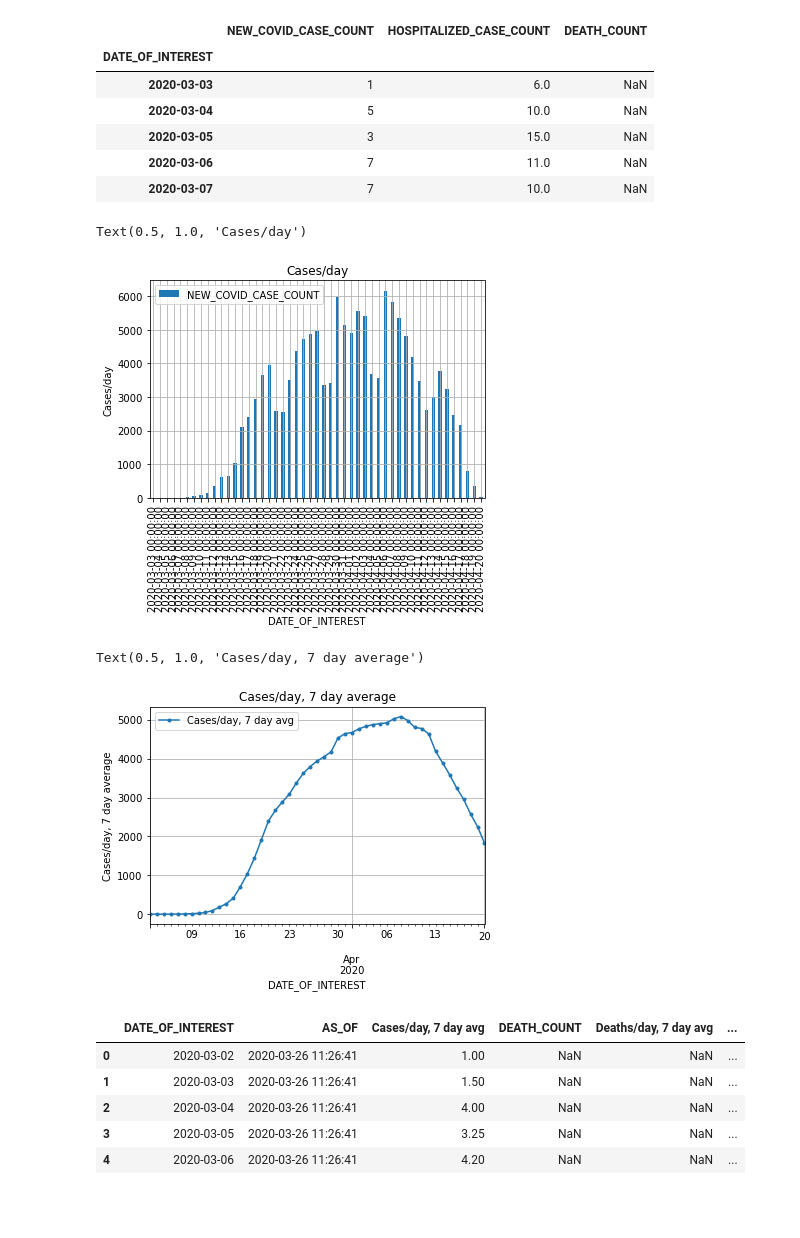
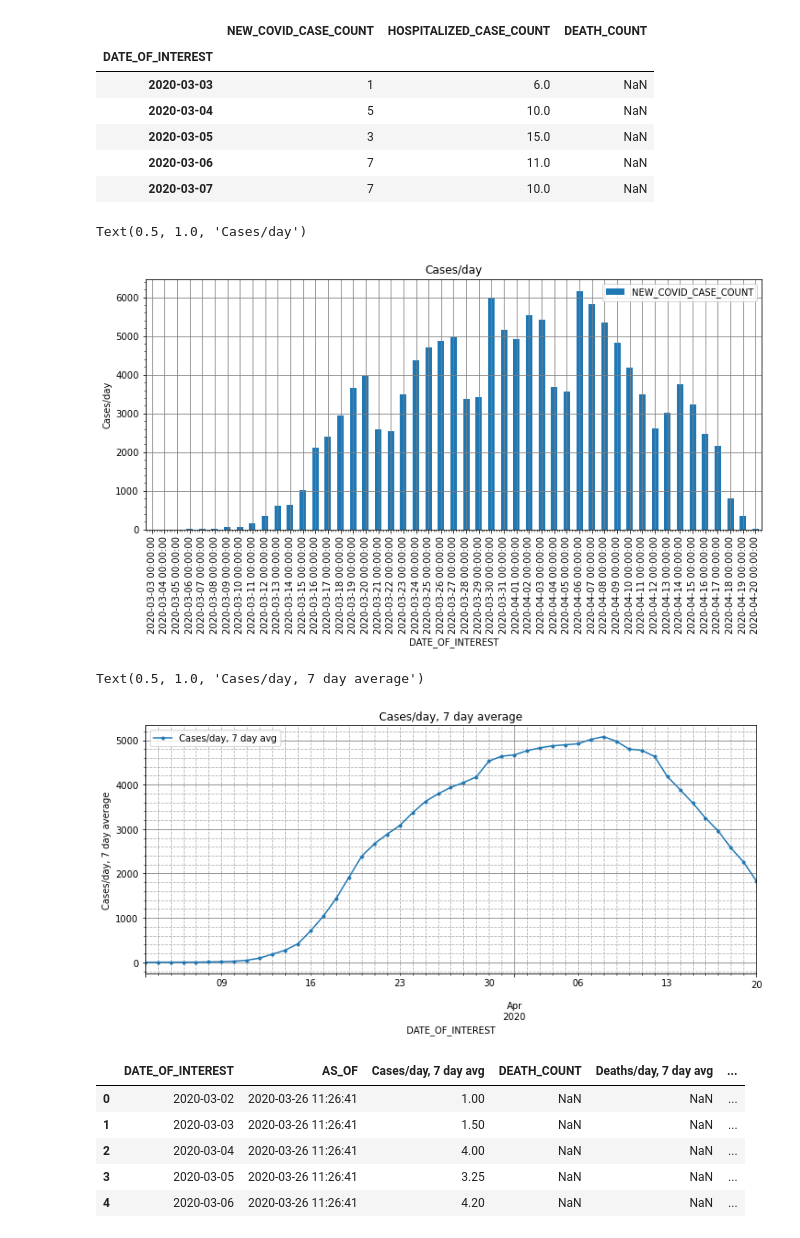
Before and after one commit to nychealth/coronavirus-data, a Jupyter notebook: Notebooks/Analysis.ipynb, the cells around one changed output. Saved outputs shown, nothing was run; the diff lists cells and outputs as text; code cells hidden in the pictures; blank space fills up the shorter version.

Commit message:
Some graph cleanups.

```diff
--- a/Notebooks/Analysis.ipynb
+++ b/Notebooks/Analysis.ipynb
@@ -8,6 +8,14 @@ import matplotlib.dates as mdates
 from matplotlib.dates import DateFormatter
 from matplotlib import pyplot as plt
 plt.rcParams['axes.grid'] = True
+plt.rcParams['axes.grid.which'] = "both"
+plt.rcParams['xtick.minor.visible'] = True
+plt.rcParams['ytick.minor.visible'] = True
+def pltdflt(figsize=(12, 10)):
+    fig, ax = plt.subplots(figsize=figsize)
+    plt.grid(True, which="minor", linestyle="--")
+    plt.grid(True, which="major", color="0.5")
+    return fig, ax
 # %%
 dat = pd.read_csv("../case-hosp-death.csv")
 dat["DATE_OF_INTEREST"] = pd.to_datetime(dat["DATE_OF_INTEREST"])
@@ -23,21 +31,25 @@ dat.head()
 | 2020-03-06 | 7 | 11.0 | NaN |
 | 2020-03-07 | 7 | 10.0 | NaN |
 # %%
-dat[["NEW_COVID_CASE_COUNT"]].plot(kind="bar")
+fig, ax = pltdflt(figsize=(12,5))
+dat[["NEW_COVID_CASE_COUNT"]].plot(kind="bar", ax=ax)
+plt.grid(False, which="minor")
 plt.ylabel("Cases/day")
 plt.title("Cases/day")
 # %% [output]
 Text(0.5, 1.0, 'Cases/day')
-[figure, old version]
+[figure, new version]
 # %%
 dat["Cases/day, 7 day avg"] = dat["NEW_COVID_CASE_COUNT"].rolling(window="7D").mean()
 # %%
-dat[["Cases/day, 7 day avg"]].plot(style=".-")
+fig, ax = pltdflt(figsize=(12,5))
+
+dat[["Cases/day, 7 day avg"]].plot(style=".-", ax=ax)
 plt.ylabel("Cases/day, 7 day average")
 plt.title("Cases/day, 7 day average")
 # %% [output]
 Text(0.5, 1.0, 'Cases/day, 7 day average')
-[figure, old version]
+[figure, new version]
 # %%
 hdat = pd.read_csv("../history.csv")
 hdat["DATE_OF_INTEREST"] = pd.to_datetime(hdat["DATE_OF_INTEREST"])
```
Also changed, not shown: parts of 6 cells of this notebook, 1 other file.
